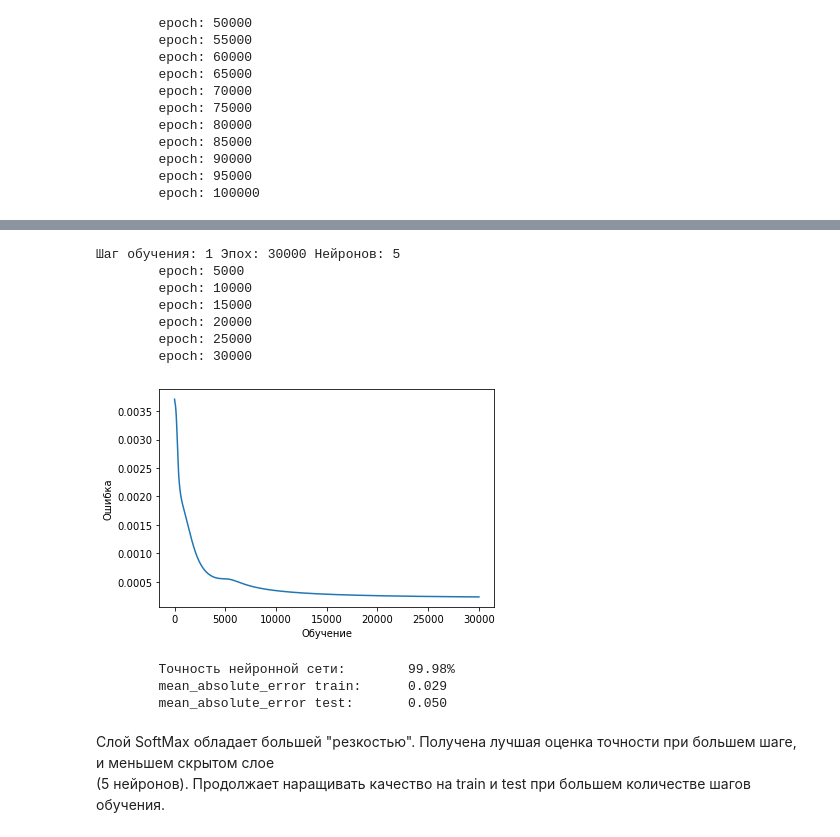
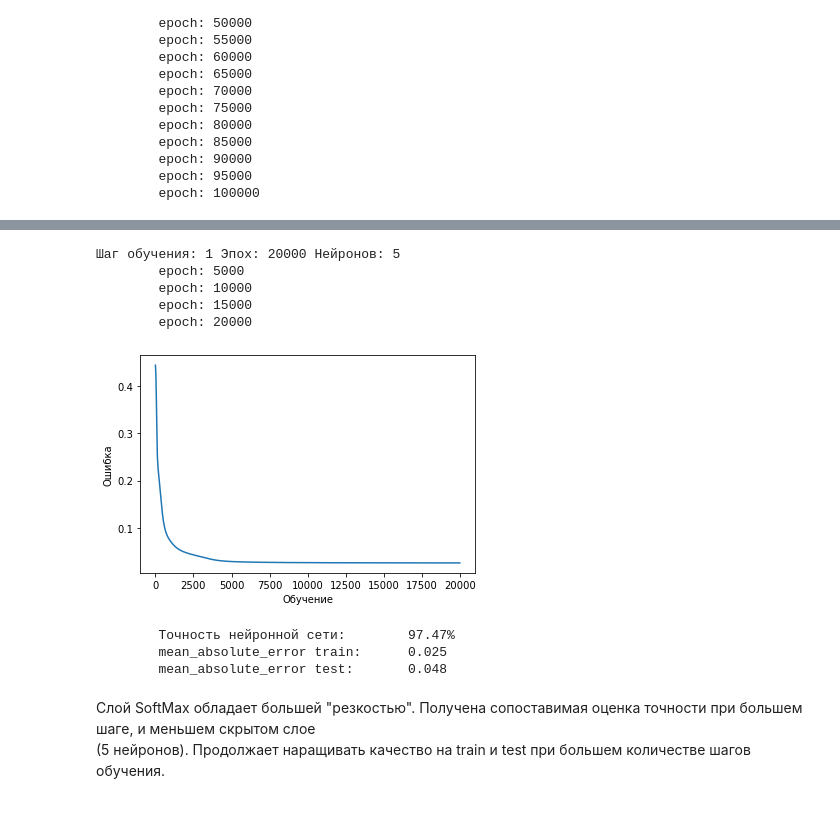
Before and after one commit to VitalyGladyshev/NeuroN, a Jupyter notebook: HW_01_GlVV.ipynb, the cells around one changed output, grey strips where cells are left out. Saved outputs shown, nothing was run; the diff lists cells and outputs as text; code cells hidden in the pictures.

Commit message:
Поправил SoftMax

```diff
--- a/HW_01_GlVV.ipynb
+++ b/HW_01_GlVV.ipynb
@@ -377,8 +377,8 @@ def two_layer_nn_learning_softmax(lr=0.1, epoch=100000, n_number=5):
         layer2 = softmax(np.dot(layer1, w1))
 
         # обратное распространение(back propagation) с использованием градиентного спуска
-        layer2_error = (y_train - layer2)/layer2.shape[0]
-        layer2_delta = layer2_error * sigmoid_deriv(layer2)
+        layer2_error = y_train - layer2
+        layer2_delta = layer2_error / layer2.shape[0]
 
         layer1_error = layer2_delta.dot(w1.T)
         layer1_delta = layer1_error * sigmoid_deriv(layer1)
@@ -523,29 +517,27 @@ for i in range(0, iteration):
 ... (19 outputs left out)
 # %%
-print(f"Шаг обучения: 1 Эпох: 30000 Нейронов: 5")
+print(f"Шаг обучения: 1 Эпох: 20000 Нейронов: 5")
 errors = []
-errors, accuracy, w0_tr, w1_tr = two_layer_nn_learning_softmax(lr=1, epoch=30000, n_number=5)
+errors, accuracy, w0_tr, w1_tr = two_layer_nn_learning_softmax(lr=1, epoch=20000, n_number=5)
 plt.plot(errors)
 plt.xlabel('Обучение')
 plt.ylabel('Ошибка')
 plt.show()
 
 print("\tТочность нейронной сети:\t" + str(round(accuracy,2)) + "%")
 pr_tr = two_layer_nn_predict_softmax(X_train, w0_tr, w1_tr)
 print(f"\tmean_absolute_error train:\t{mean_absolute_error(y_train, pr_tr):.3f}")
 pr_ts = two_layer_nn_predict_softmax(X_test, w0_tr, w1_tr)
 print(f"\tmean_absolute_error test:\t{mean_absolute_error(y_test, pr_ts):.3f}\n\n")
 # %% [output]
-Шаг обучения: 1 Эпох: 30000 Нейронов: 5
+Шаг обучения: 1 Эпох: 20000 Нейронов: 5
         epoсh: 5000
         epoсh: 10000
         epoсh: 15000
         epoсh: 20000
-        epoсh: 25000
-        epoсh: 30000
-[figure, old version]
+[figure, new version]
-        Точность нейронной сети:        99.98%
-        mean_absolute_error train:      0.029
-        mean_absolute_error test:       0.050
+        Точность нейронной сети:        97.47%
+        mean_absolute_error train:      0.025
+        mean_absolute_error test:       0.048
 # %% [markdown]
-Слой SoftMax обладает большей "резкостью". Получена лучшая оценка точности при большем шаге, и меньшем скрытом слое <br>(5 нейронов). Продолжает наращивать качество на train и test при большем количестве шагов обучения.
+Слой SoftMax обладает большей "резкостью". Получена сопоставимая оценка точности при большем шаге, и меньшем скрытом слое <br>(5 нейронов). Продолжает наращивать качество на train и test при большем количестве шагов обучения.
```
Also changed, not shown: parts of 2 cells of this notebook.
